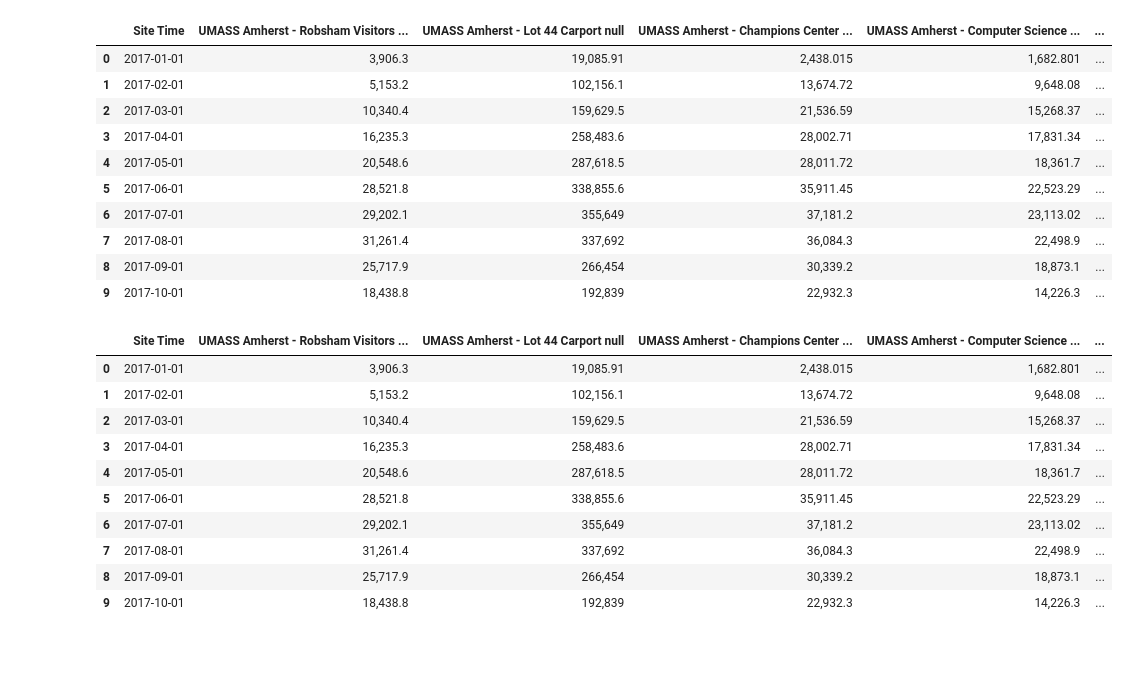
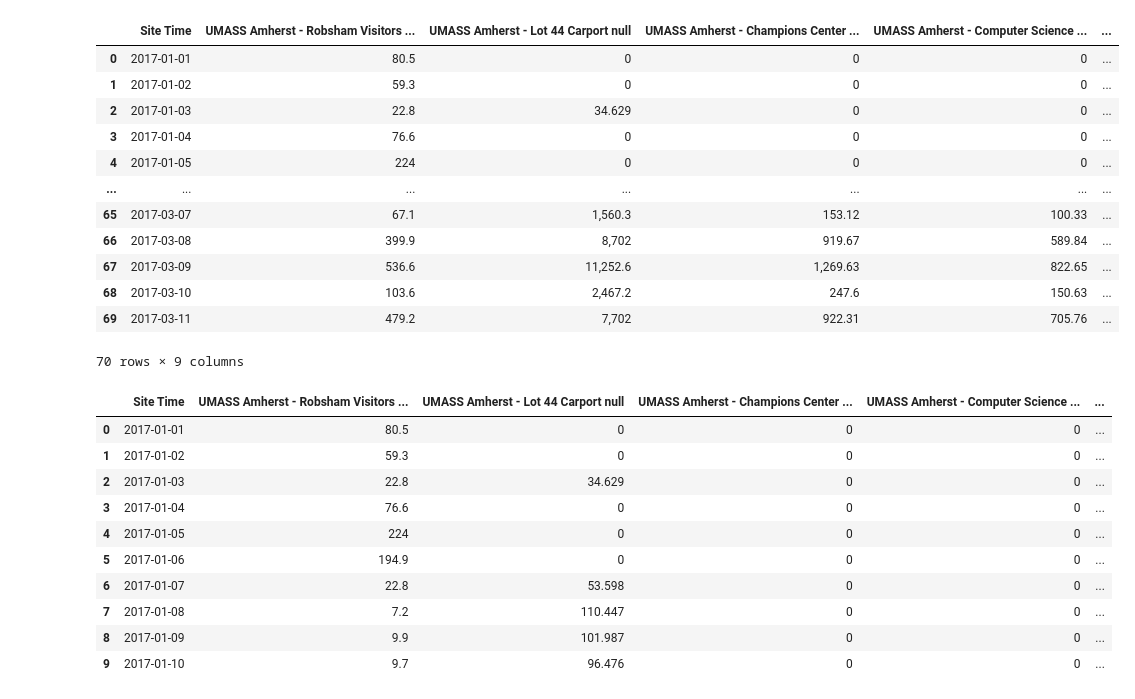
Before and after one commit to A-Wadhwani/ME597-Project, a Jupyter notebook: UMass Solar data cleaning.ipynb, the cells around one changed output. Saved outputs shown, nothing was run; the diff lists cells and outputs as text; code cells hidden in the pictures; blank space fills up the shorter version.

```diff
--- a/UMass Solar data cleaning.ipynb
+++ b/UMass Solar data cleaning.ipynb
@@ -8,5 +8,5 @@ import matplotlib.pyplot as plt
 #rec - 660 panel
 #fine arts - 424 panels
 # %%
-data_df =  pd.read_csv('UMass.csv', parse_dates=['Site Time'], )
+data_df =  pd.read_csv('UMass_PowerConsumption.csv', parse_dates=['Site Time'], )
 weather_df = pd.read_csv('Amherst_Weather_Cleaned.csv',)
@@ -15,17 +38,19 @@ weather_df = weather_df.drop(['Unnamed: 0', 'Year', 'Month', 'Day'], axis = 1)
 # %%
-data_df.head(10)
+data_df.head(70)
 # %% [output]
 |  | Site Time | UMASS Amherst - Robsham Visitors ... | UMASS Amherst - Lot 44 Carport null | UMASS Amherst - Champions Center ... | UMASS Amherst - Computer Science ... | ... |
-| 0 | 2017-01-01 | 3,906.3 | 19,085.91 | 2,438.015 | 1,682.801 | ... |
-| 1 | 2017-02-01 | 5,153.2 | 102,156.1 | 13,674.72 | 9,648.08 | ... |
-| 2 | 2017-03-01 | 10,340.4 | 159,629.5 | 21,536.59 | 15,268.37 | ... |
-| 3 | 2017-04-01 | 16,235.3 | 258,483.6 | 28,002.71 | 17,831.34 | ... |
-| 4 | 2017-05-01 | 20,548.6 | 287,618.5 | 28,011.72 | 18,361.7 | ... |
-| 5 | 2017-06-01 | 28,521.8 | 338,855.6 | 35,911.45 | 22,523.29 | ... |
-| 6 | 2017-07-01 | 29,202.1 | 355,649 | 37,181.2 | 23,113.02 | ... |
-| 7 | 2017-08-01 | 31,261.4 | 337,692 | 36,084.3 | 22,498.9 | ... |
-| 8 | 2017-09-01 | 25,717.9 | 266,454 | 30,339.2 | 18,873.1 | ... |
-| 9 | 2017-10-01 | 18,438.8 | 192,839 | 22,932.3 | 14,226.3 | ... |
+| 0 | 2017-01-01 | 80.5 | 0 | 0 | 0 | ... |
+| 1 | 2017-01-02 | 59.3 | 0 | 0 | 0 | ... |
+| 2 | 2017-01-03 | 22.8 | 34.629 | 0 | 0 | ... |
+| 3 | 2017-01-04 | 76.6 | 0 | 0 | 0 | ... |
+| 4 | 2017-01-05 | 224 | 0 | 0 | 0 | ... |
+| ... | ... | ... | ... | ... | ... | ... |
+| 65 | 2017-03-07 | 67.1 | 1,560.3 | 153.12 | 100.33 | ... |
+| 66 | 2017-03-08 | 399.9 | 8,702 | 919.67 | 589.84 | ... |
+| 67 | 2017-03-09 | 536.6 | 11,252.6 | 1,269.63 | 822.65 | ... |
+| 68 | 2017-03-10 | 103.6 | 2,467.2 | 247.6 | 150.63 | ... |
+| 69 | 2017-03-11 | 479.2 | 7,702 | 922.31 | 705.76 | ... |
+70 rows × 9 columns
 # %%
 data_df['Day'] = [d.day for d in data_df['Site Time']]
 data_df['Month'] = [d.month for d in data_df['Site Time']]
@@ -35,16 +60,16 @@ data_df['Date'] = [d.date() for d in data_df['Site Time']]
 data_df.head(10)
 # %% [output]
 |  | Site Time | UMASS Amherst - Robsham Visitors ... | UMASS Amherst - Lot 44 Carport null | UMASS Amherst - Champions Center ... | UMASS Amherst - Computer Science ... | ... |
-| 0 | 2017-01-01 | 3,906.3 | 19,085.91 | 2,438.015 | 1,682.801 | ... |
-| 1 | 2017-02-01 | 5,153.2 | 102,156.1 | 13,674.72 | 9,648.08 | ... |
-| 2 | 2017-03-01 | 10,340.4 | 159,629.5 | 21,536.59 | 15,268.37 | ... |
-| 3 | 2017-04-01 | 16,235.3 | 258,483.6 | 28,002.71 | 17,831.34 | ... |
-| 4 | 2017-05-01 | 20,548.6 | 287,618.5 | 28,011.72 | 18,361.7 | ... |
-| 5 | 2017-06-01 | 28,521.8 | 338,855.6 | 35,911.45 | 22,523.29 | ... |
-| 6 | 2017-07-01 | 29,202.1 | 355,649 | 37,181.2 | 23,113.02 | ... |
-| 7 | 2017-08-01 | 31,261.4 | 337,692 | 36,084.3 | 22,498.9 | ... |
-| 8 | 2017-09-01 | 25,717.9 | 266,454 | 30,339.2 | 18,873.1 | ... |
-| 9 | 2017-10-01 | 18,438.8 | 192,839 | 22,932.3 | 14,226.3 | ... |
+| 0 | 2017-01-01 | 80.5 | 0 | 0 | 0 | ... |
+| 1 | 2017-01-02 | 59.3 | 0 | 0 | 0 | ... |
+| 2 | 2017-01-03 | 22.8 | 34.629 | 0 | 0 | ... |
+| 3 | 2017-01-04 | 76.6 | 0 | 0 | 0 | ... |
+| 4 | 2017-01-05 | 224 | 0 | 0 | 0 | ... |
+| 5 | 2017-01-06 | 194.9 | 0 | 0 | 0 | ... |
+| 6 | 2017-01-07 | 22.8 | 53.598 | 0 | 0 | ... |
+| 7 | 2017-01-08 | 7.2 | 110.447 | 0 | 0 | ... |
+| 8 | 2017-01-09 | 9.9 | 101.987 | 0 | 0 | ... |
+| 9 | 2017-01-10 | 9.7 | 96.476 | 0 | 0 | ... |
 # %%
 data_new_df = data_df[data_df.Year != 2020].drop(['UMASS Amherst - Champions Center null','UMASS Amherst - Robsham Visitors Center null','UMASS Amherst - Lot 44 Carport null', 'UMASS Amherst - University Police null', 'UMASS Amherst - Lot 25 Carport null' ], axis=1)
 # %%
```
Also changed, not shown: parts of 18 cells of this notebook, 1 other file.
